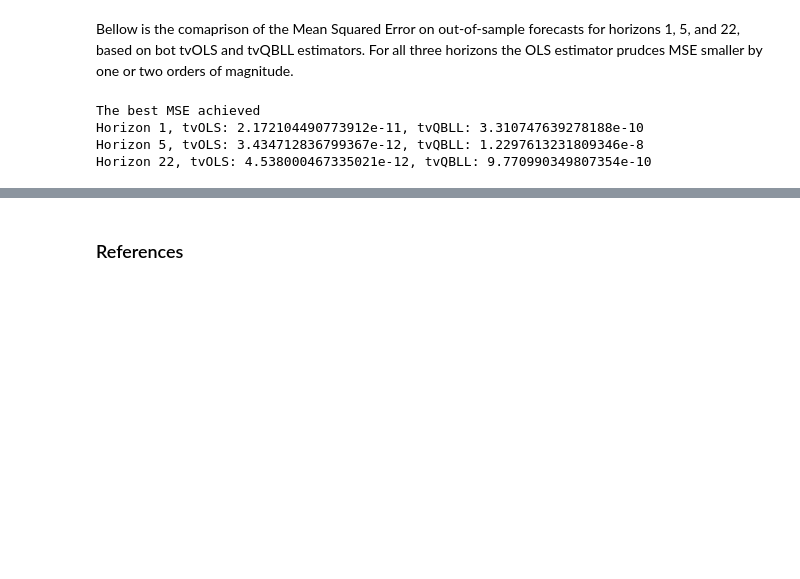
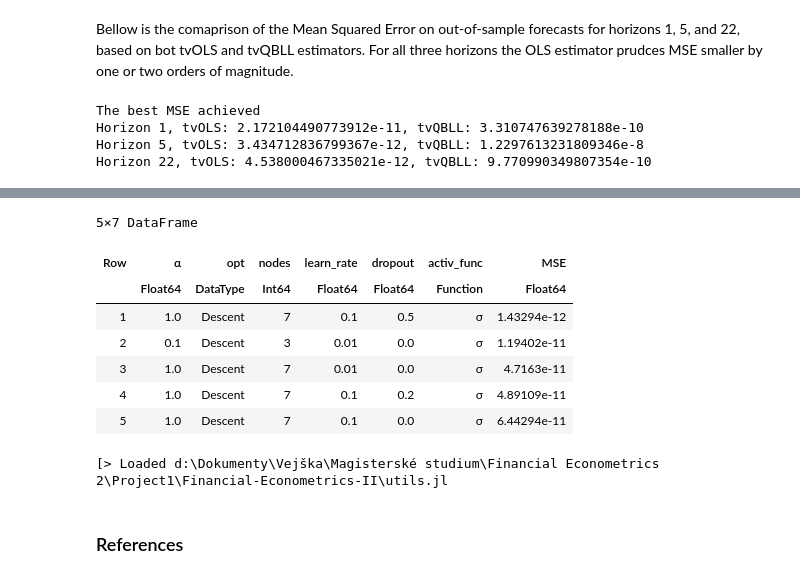
Before and after one commit to Matyas-Mattanelli/Financial-Econometrics-II, a Jupyter notebook: Project2.ipynb, the cells around one changed output, grey strips where cells are left out. Cells and saved outputs as stored; diff of their text form; code cells hidden in the pictures; blank space fills up the shorter version.

```diff
--- a/Project2.ipynb
+++ b/Project2.ipynb
@@ -553,3 +594,23 @@ In this part, we compare the performance of models described in this project wit
+# %%
+X_train, X_test, y_train, y_test = train_test_split_tv(predictors, target_22);
+# %%
+param_grid = Dict(:nodes => [3, 7, 10], :learn_rate => [0.01, 0.1, 0.3], :α => [0, 0.1, 1], :dropout => [0, 0.2, 0.5], :opt => [Flux.Descent, Flux.Adam], :activ_func => [Flux.relu, Flux.tanh, Flux.sigmoid]) #Specify the parameter grid
+gridsearch_res = gridSearch(param_grid, X_train[:, begin:(end - 21)], y_train, X_test |> permutedims, y_test; verbose = false);
+# %%
+DataFrames.sort(gridsearch_res, :MSE)[begin:5,:]
+# %% [output]
+5×7 DataFrame
+| Row | α | opt | nodes | learn_rate | dropout | activ_func | MSE |
+|  | Float64 | DataType | Int64 | Float64 | Float64 | Function | Float64 |
+| 1 | 1.0 | Descent | 7 | 0.1 | 0.5 | σ | 1.43294e-12 |
+| 2 | 0.1 | Descent | 3 | 0.01 | 0.0 | σ | 1.19402e-11 |
+| 3 | 1.0 | Descent | 7 | 0.01 | 0.0 | σ | 4.7163e-11 |
+| 4 | 1.0 | Descent | 7 | 0.1 | 0.2 | σ | 4.89109e-11 |
+| 5 | 1.0 | Descent | 7 | 0.1 | 0.0 | σ | 6.44294e-11 |
+# %%
+include("utils.jl")
+# %% [output]
+[> Loaded d:\Dokumenty\Vejška\Magisterské studium\Financial Econometrics 2\Project1\Financial-Econometrics-II\utils.jl
 # %% [markdown]
 ### References
 # %% [markdown]
```
Also changed, not shown: parts of 13 cells of this notebook, 1 other file.
